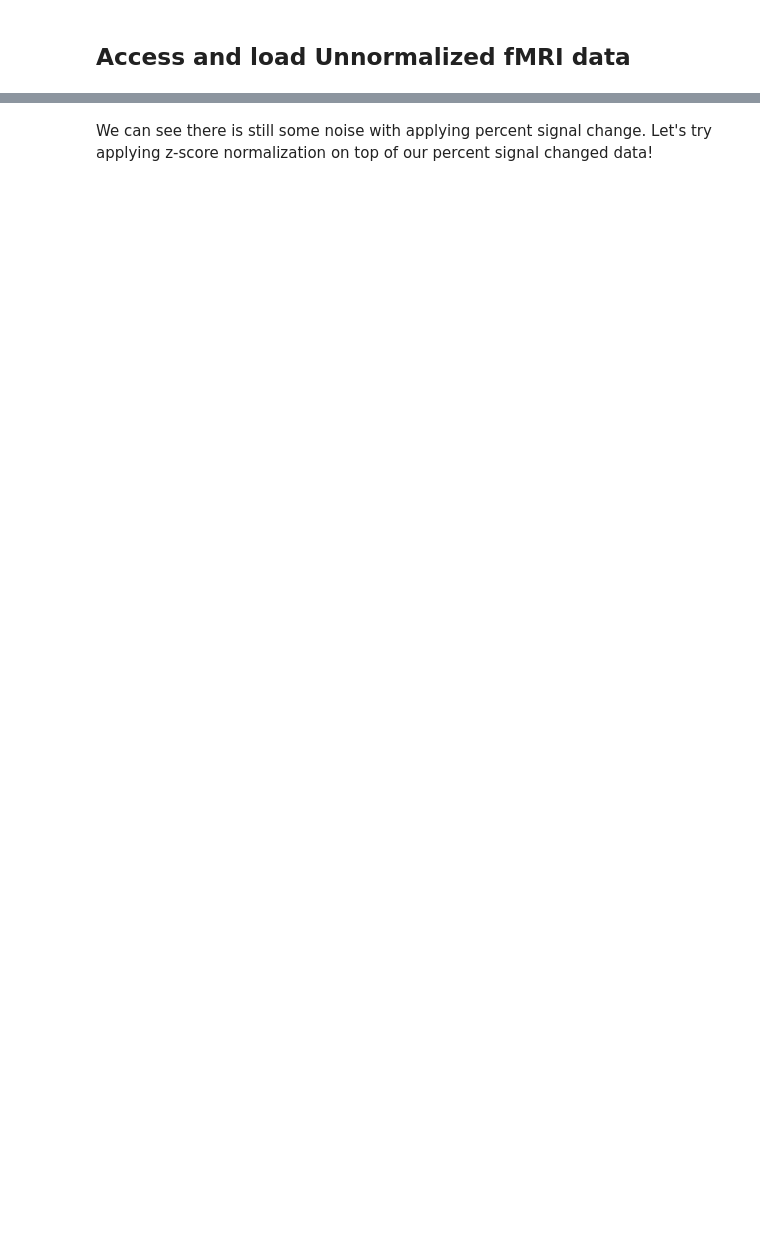
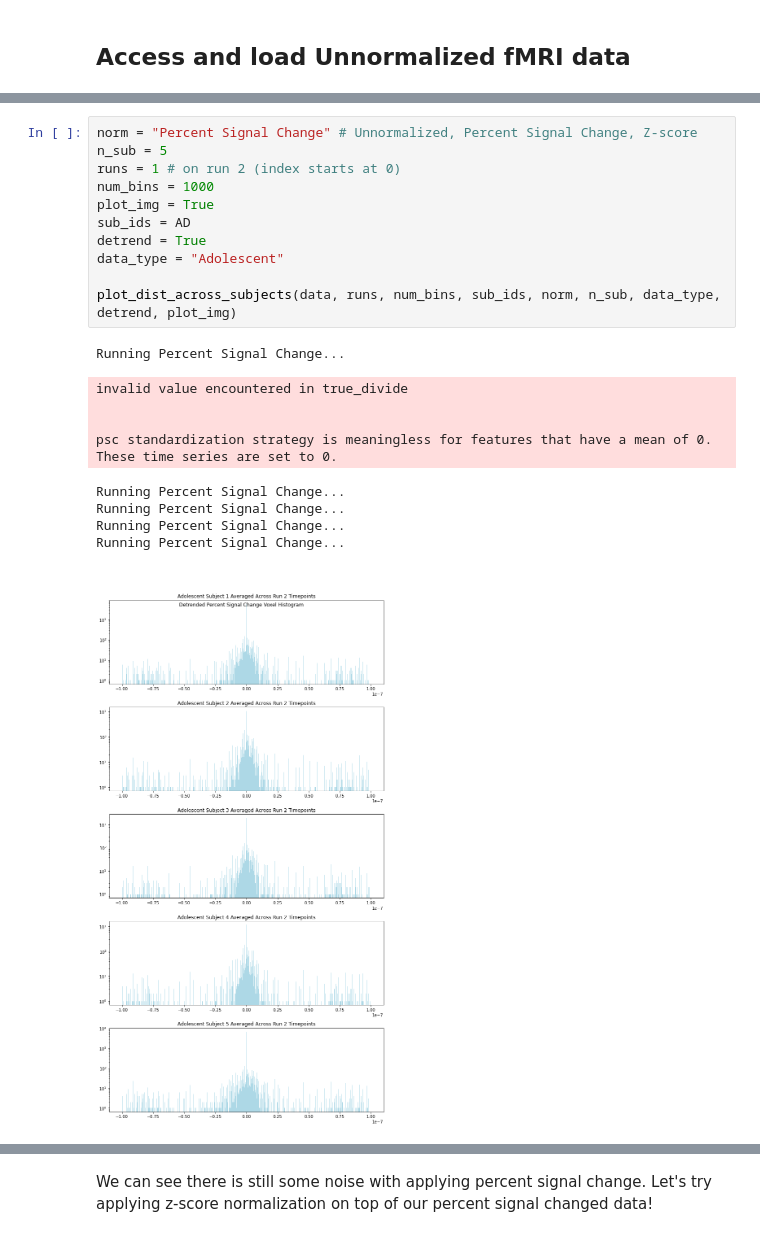
Before and after one commit to staceybeck/teambrainiac, a Jupyter notebook: source/group_svm/Explore_data.ipynb, the cells around one changed output, grey strips where cells are left out. Cells and saved outputs as stored; diff of their text form; blank space fills up the shorter version.

```diff
--- a/source/group_svm/Explore_data.ipynb
+++ b/source/group_svm/Explore_data.ipynb
@@ -180,0 +308,22 @@ Not running PSC ZNORM...
+# %%
+norm = "Percent Signal Change" # Unnormalized, Percent Signal Change, Z-score
+n_sub = 5
+runs = 1 # on run 2 (index starts at 0)
+num_bins = 1000
+plot_img = True
+sub_ids = AD
+detrend = True
+data_type = "Adolescent"
+
+plot_dist_across_subjects(data, runs, num_bins, sub_ids, norm, n_sub, data_type, detrend, plot_img)
+# %% [output]
+Running Percent Signal Change...
+invalid value encountered in true_divide
+
+
+psc standardization strategy is meaningless for features that have a mean of 0. These time series are set to 0.
+Running Percent Signal Change...
+Running Percent Signal Change...
+Running Percent Signal Change...
+Running Percent Signal Change...
+[figure, added]
```
Also changed, not shown: parts of 55 cells of this notebook.
